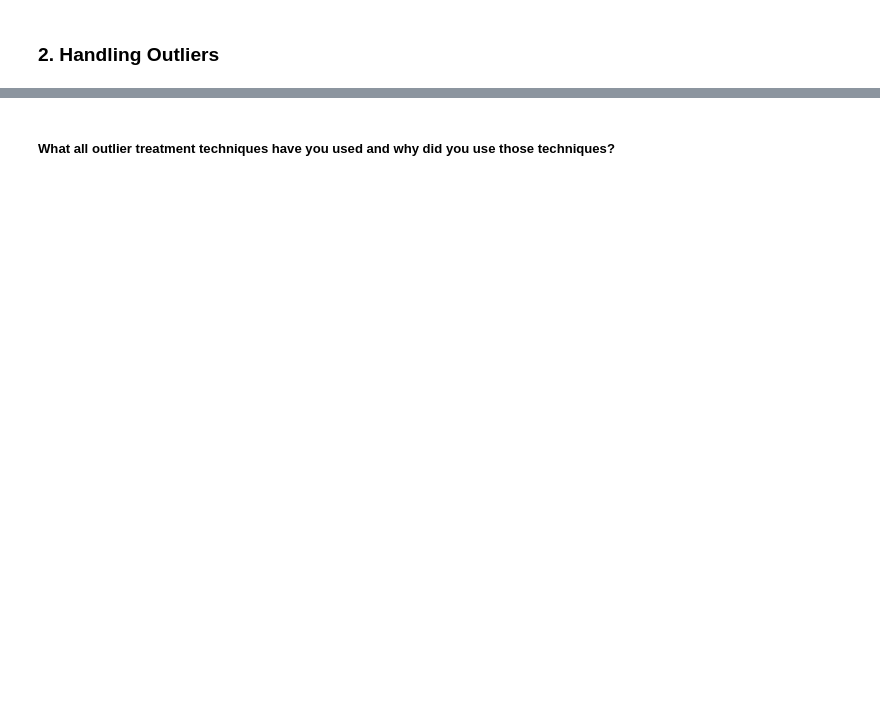
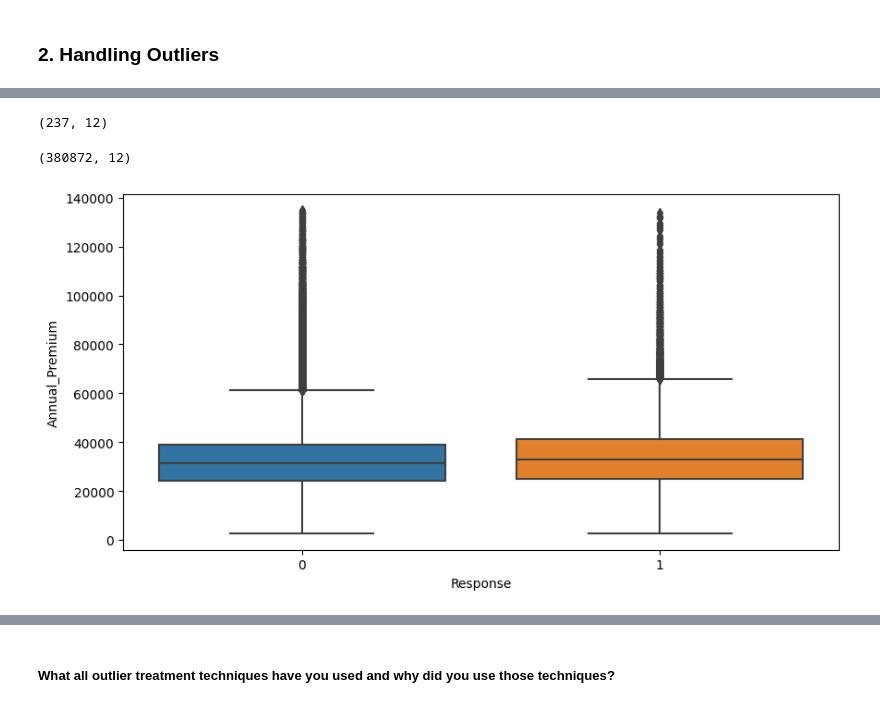
Before and after one commit to saidul-mondal-au7/health_insurance_cross_sell_prediction, a Jupyter notebook: health_insurance_cross_sell_prediction.ipynb, the cells around one changed output, grey strips where cells are left out. Drawn from its saved outputs; the diff is of its cells as text; code cells hidden in the pictures; blank space fills up the shorter version.

```diff
--- a/health_insurance_cross_sell_prediction.ipynb
+++ b/health_insurance_cross_sell_prediction.ipynb
@@ -776,0 +667,20 @@ Answer Here.
+# %%
+# Number of row having Annual_Premium >140000
+
+outliers = df.loc[df['Annual_Premium']>135000]
+outliers.shape
+# %% [output]
+(237, 12)
+# %%
+# drop row having Annual_Premium >140000
+df = df[df['Annual_Premium']<=135000]
+df.shape
+# %% [output]
+(380872, 12)
+# %%
+# again Visualizing the outlier
+
+plt.figure(figsize=(10,5))
+sns.boxplot(y='Annual_Premium',x='Response',data=df );
+# %% [output]
+[figure, added]
```
Also changed, not shown: parts of 215 cells of this notebook.
